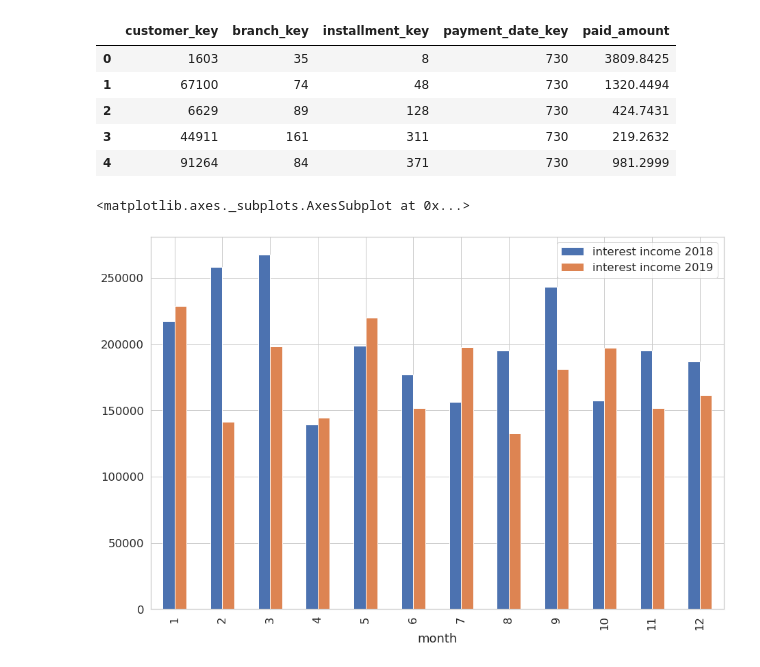
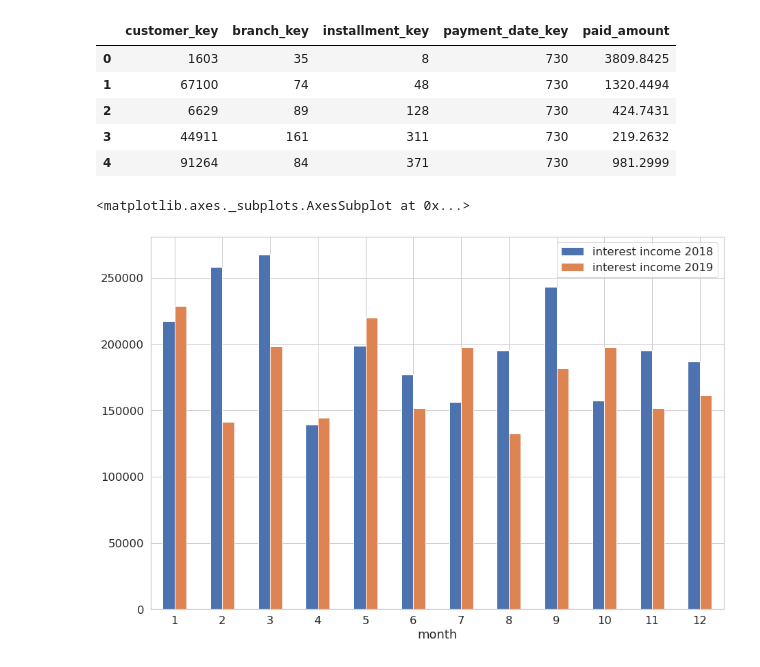
Before and after one commit to michalbogdanowicz/ADMT, a Jupyter notebook: connect_postgresql.ipynb, the cells around one changed output. Cells and saved outputs as stored; diff of their text form; code cells hidden in the pictures.

Commit message:
interest income added

```diff
--- a/connect_postgresql.ipynb
+++ b/connect_postgresql.ipynb
@@ -48,33 +49,35 @@ df.head()
 | 3 | 44911 | 161 | 311 | 730 | 219.2632 |
 | 4 | 91264 | 84 | 371 | 730 | 981.2999 |
 # %%
+conn = getConnection()
+
 sql = """WITH interest_income_query AS(SELECT  s.sale_date_key, s.branch_key, s.product_key , s.customer_key, s. loan_amount , SUM(i.interest) AS interest_income
 FROM
 sale s, installment i
 WHERE s.sale_date_key = i.sale_date_key AND
  s.branch_key = i.sale_branch_key AND
  s.product_key = i.sale_product_key AND
  s.customer_key = i.sale_customer_key
 GROUP BY s.sale_date_key, s.branch_key, s.product_key , s.customer_key)
 SELECT iq_2018.month, ROUND(iq_2018.fees::numeric,2) as "interest income 2018",  ROUND(iq_2019.fees::numeric,2) as "interest income 2019"
 FROM
 (SELECT d.month, SUM(q.interest_income) AS fees
 FROM public."date" d, interest_income_query q
 WHERE d.date_key = q.sale_date_key AND d.year = 2018
 group by d.month) AS iq_2018,
 (SELECT d.month, SUM(q.interest_income) AS fees
 FROM public."date" d, interest_income_query q
 WHERE d.date_key = q.sale_date_key AND d.year = 2019
 GROUP BY d.month) AS iq_2019
 WHERE iq_2018.month = iq_2019.month
 ORDER BY iq_2019.month """
 
 df = sqlio.read_sql_query(sql, conn)
 df.head()
-
-df.plot(x="month", y=["interest income 2018", "interest income 2019"], kind="bar",figsize=(15,10))
+conn.close()
+df.plot(x="month", y=["interest income 2018", "interest income 2019"], kind="bar",figsize=(15,10), rot = 0)
 # %% [output]
 <matplotlib.axes._subplots.AxesSubplot at 0x...>
-[figure, old version]
+[figure, new version]
 # %%
 conn = None
```
Also changed, not shown: parts of 1 cell of this notebook, 2 other files.
